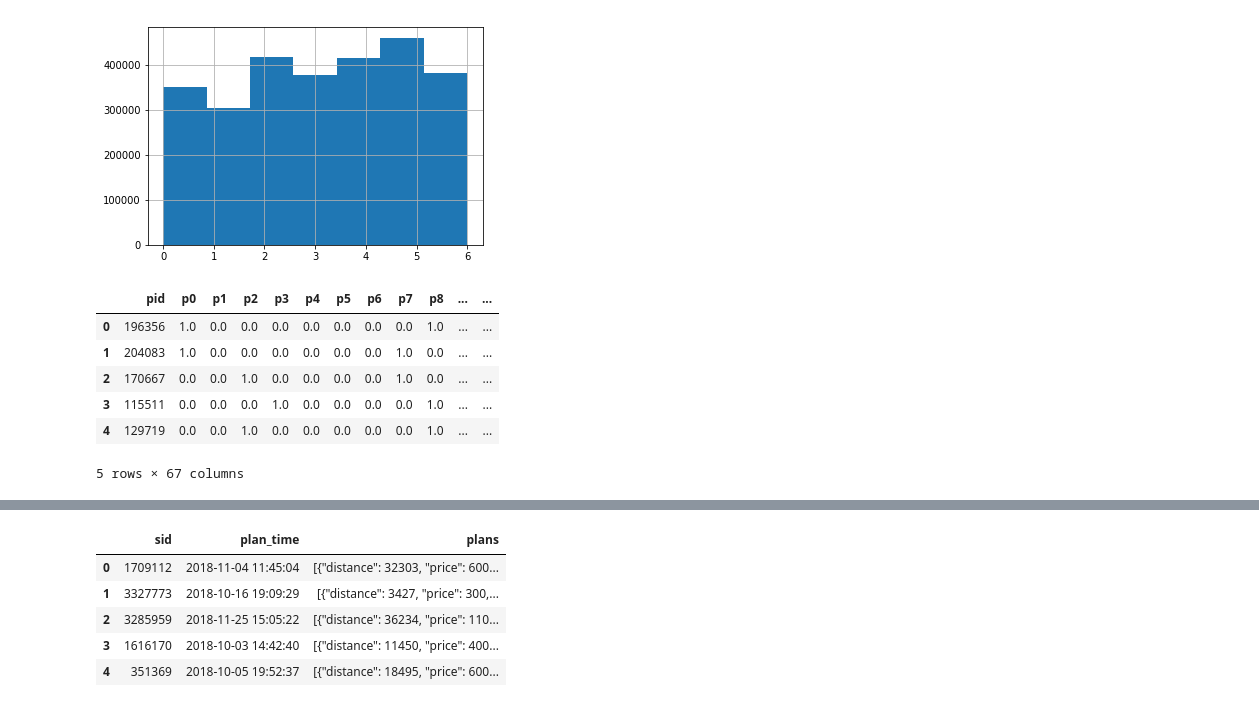
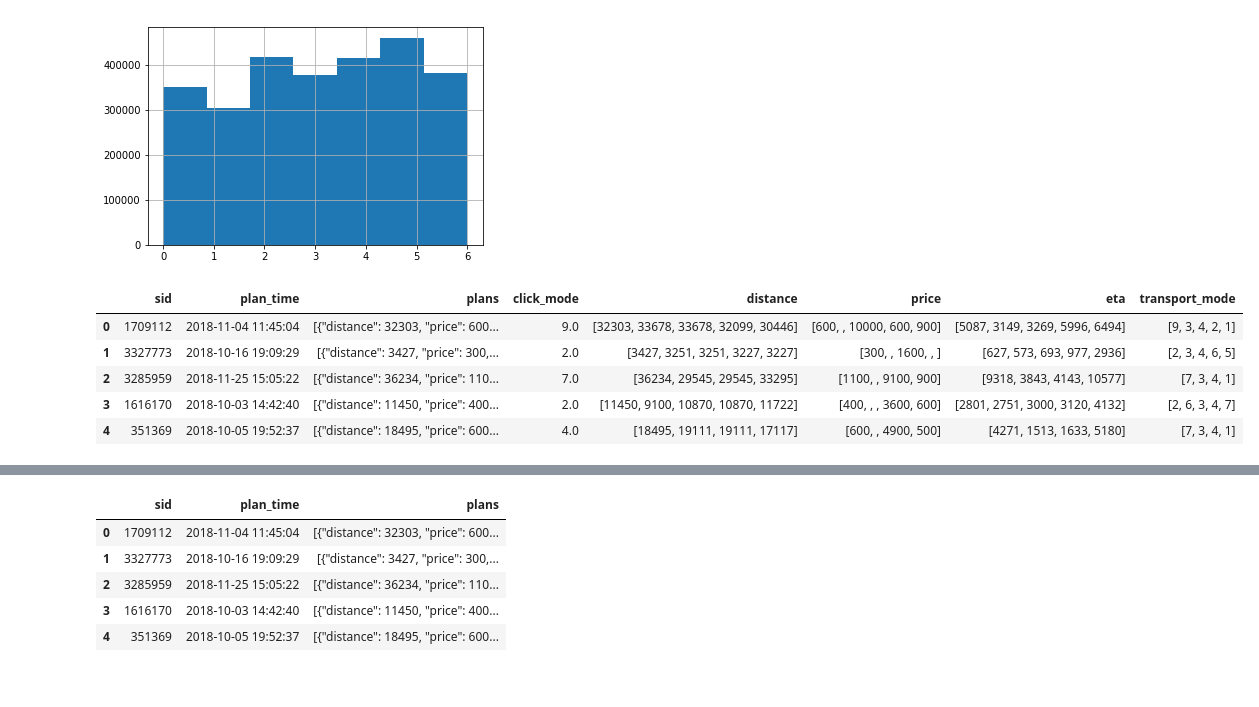
Before and after one commit to MitsuruFujiwara/KDD-Cup-2019, a Jupyter notebook: src/901_EDA.ipynb, the cells around one changed output, grey strips where cells are left out. Cells and saved outputs as stored; diff of their text form; code cells hidden in the pictures.

```diff
--- a/src/901_EDA.ipynb
+++ b/src/901_EDA.ipynb
@@ -73,12 +107,11 @@ plans_df['plan_time'].dt.weekday.hist(bins=7)
 <matplotlib.axes._subplots.AxesSubplot at 0x...>
 [figure]
 # %%
-profiles.head()
+plans.head()
 # %% [output]
-|  | pid | p0 | p1 | p2 | p3 | p4 | p5 | p6 | p7 | p8 | ... | ... |
-| 0 | 196356 | 1.0 | 0.0 | 0.0 | 0.0 | 0.0 | 0.0 | 0.0 | 0.0 | 1.0 | ... | ... |
-| 1 | 204083 | 1.0 | 0.0 | 0.0 | 0.0 | 0.0 | 0.0 | 0.0 | 1.0 | 0.0 | ... | ... |
-| 2 | 170667 | 0.0 | 0.0 | 1.0 | 0.0 | 0.0 | 0.0 | 0.0 | 1.0 | 0.0 | ... | ... |
-| 3 | 115511 | 0.0 | 0.0 | 0.0 | 1.0 | 0.0 | 0.0 | 0.0 | 0.0 | 1.0 | ... | ... |
-| 4 | 129719 | 0.0 | 0.0 | 1.0 | 0.0 | 0.0 | 0.0 | 0.0 | 0.0 | 1.0 | ... | ... |
+|  | sid | plan_time | plans | click_mode | distance | price | eta | transport_mode |
+| 0 | 1709112 | 2018-11-04 11:45:04 | [{"distance": 32303, "price": 600... | 9.0 | [32303, 33678, 33678, 32099, 30446] | [600, , 10000, 600, 900] | [5087, 3149, 3269, 5996, 6494] | [9, 3, 4, 2, 1] |
+| 1 | 3327773 | 2018-10-16 19:09:29 | [{"distance": 3427, "price": 300,... | 2.0 | [3427, 3251, 3251, 3227, 3227] | [300, , 1600, , ] | [627, 573, 693, 977, 2936] | [2, 3, 4, 6, 5] |
+| 2 | 3285959 | 2018-11-25 15:05:22 | [{"distance": 36234, "price": 110... | 7.0 | [36234, 29545, 29545, 33295] | [1100, , 9100, 900] | [9318, 3843, 4143, 10577] | [7, 3, 4, 1] |
+| 3 | 1616170 | 2018-10-03 14:42:40 | [{"distance": 11450, "price": 400... | 2.0 | [11450, 9100, 10870, 10870, 11722] | [400, , , 3600, 600] | [2801, 2751, 3000, 3120, 4132] | [2, 6, 3, 4, 7] |
+| 4 | 351369 | 2018-10-05 19:52:37 | [{"distance": 18495, "price": 600... | 4.0 | [18495, 19111, 19111, 17117] | [600, , 4900, 500] | [4271, 1513, 1633, 5180] | [7, 3, 4, 1] |
-5 rows × 67 columns
```
Also changed, not shown: parts of 10 cells of this notebook, 6 other files.
